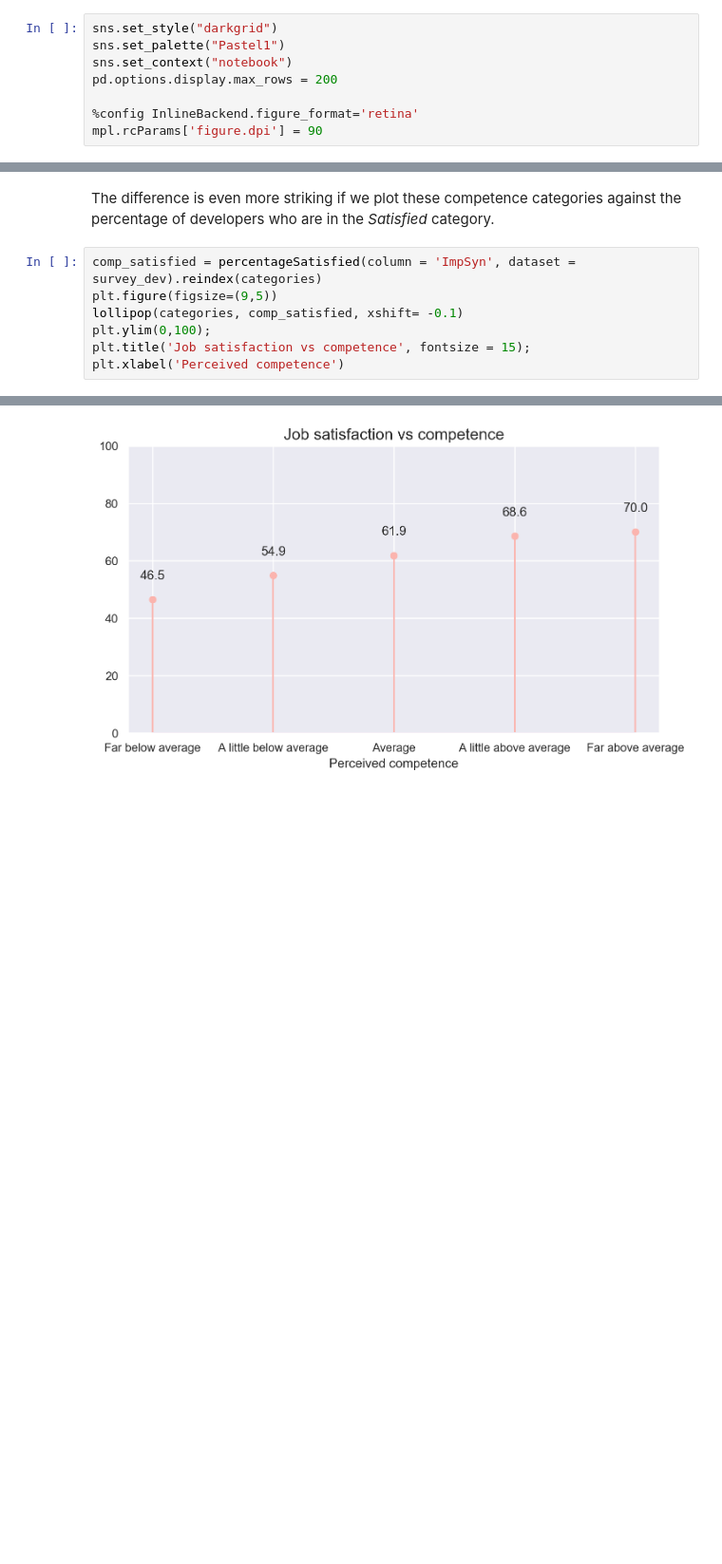
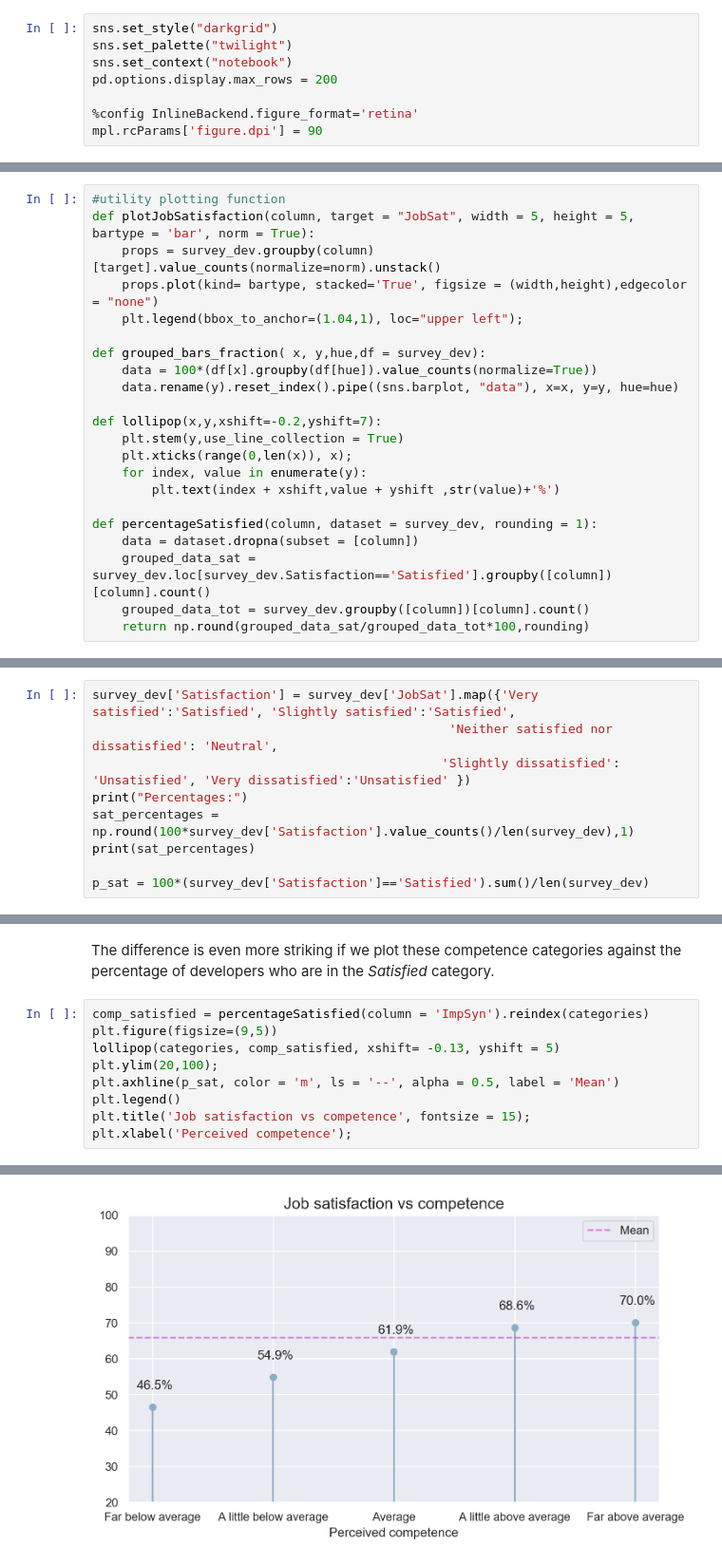
Before and after one commit to carolinacamassa/data-science, a Jupyter notebook: stackoverflow-survey/stack_overflow_survey_2019.ipynb, the cells around one changed output, grey strips where cells are left out. Shown at 95% size. Saved outputs shown, nothing was run; the diff lists cells and outputs as text; blank space fills up the shorter version.

```diff
--- a/stackoverflow-survey/stack_overflow_survey_2019.ipynb
+++ b/stackoverflow-survey/stack_overflow_survey_2019.ipynb
@@ -6,7 +6,7 @@ import matplotlib.pyplot as plt
 import matplotlib as mpl
 # %%
 sns.set_style("darkgrid")
-sns.set_palette("Pastel1")
+sns.set_palette("twilight")
 sns.set_context("notebook")
 pd.options.display.max_rows = 200
 
@@ -308,0 +92,22 @@ survey_dev['WorkRemote'].value_counts().plot(kind='barh',edgecolor = "none");
+# %%
+#utility plotting function
+def plotJobSatisfaction(column, target = "JobSat", width = 5, height = 5, bartype = 'bar', norm = True):
+    props = survey_dev.groupby(column)[target].value_counts(normalize=norm).unstack()
+    props.plot(kind= bartype, stacked='True', figsize = (width,height),edgecolor = "none")
+    plt.legend(bbox_to_anchor=(1.04,1), loc="upper left");
+
+def grouped_bars_fraction( x, y,hue,df = survey_dev):
+    data = 100*(df[x].groupby(df[hue]).value_counts(normalize=True))
+    data.rename(y).reset_index().pipe((sns.barplot, "data"), x=x, y=y, hue=hue)
+
+def lollipop(x,y,xshift=-0.2,yshift=7):
+    plt.stem(y,use_line_collection = True)
+    plt.xticks(range(0,len(x)), x);
+    for index, value in enumerate(y):
+        plt.text(index + xshift,value + yshift ,str(value)+'%')
+
+def percentageSatisfied(column, dataset = survey_dev, rounding = 1):
+    data = dataset.dropna(subset = [column])
+    grouped_data_sat = survey_dev.loc[survey_dev.Satisfaction=='Satisfied'].groupby([column])[column].count()
+    grouped_data_tot = survey_dev.groupby([column])[column].count()
+    return np.round(grouped_data_sat/grouped_data_tot*100,rounding)
@@ -308,0 +142,9 @@ survey_dev['WorkRemote'].value_counts().plot(kind='barh',edgecolor = "none");
+# %%
+survey_dev['Satisfaction'] = survey_dev['JobSat'].map({'Very satisfied':'Satisfied', 'Slightly satisfied':'Satisfied',
+                                                'Neither satisfied nor dissatisfied': 'Neutral',
+                                               'Slightly dissatisfied': 'Unsatisfied', 'Very dissatisfied':'Unsatisfied' })
+print("Percentages:")
+sat_percentages = np.round(100*survey_dev['Satisfaction'].value_counts()/len(survey_dev),1)
+print(sat_percentages)
+
+p_sat = 100*(survey_dev['Satisfaction']=='Satisfied').sum()/len(survey_dev)
@@ -361,10 +479,12 @@ There's definitely **something there**. Developers who perceive themselves as ha
 # %% [markdown]
 The difference is even more striking if we plot these competence categories against the percentage of developers who are in the *Satisfied* category.
 # %%
-comp_satisfied = percentageSatisfied(column = 'ImpSyn', dataset = survey_dev).reindex(categories)
+comp_satisfied = percentageSatisfied(column = 'ImpSyn').reindex(categories)
 plt.figure(figsize=(9,5))
-lollipop(categories, comp_satisfied, xshift= -0.1)
-plt.ylim(0,100);
+lollipop(categories, comp_satisfied, xshift= -0.13, yshift = 5)
+plt.ylim(20,100);
+plt.axhline(p_sat, color = 'm', ls = '--', alpha = 0.5, label = 'Mean')
+plt.legend()
 plt.title('Job satisfaction vs competence', fontsize = 15);
-plt.xlabel('Perceived competence')
+plt.xlabel('Perceived competence');
 # %% [output]
@@ -372 +491 @@ Text(0.5, 0, 'Perceived competence')
-[figure, old version]
+[figure, new version]
```
Also changed, not shown: parts of 132 cells of this notebook, 3 other files.
